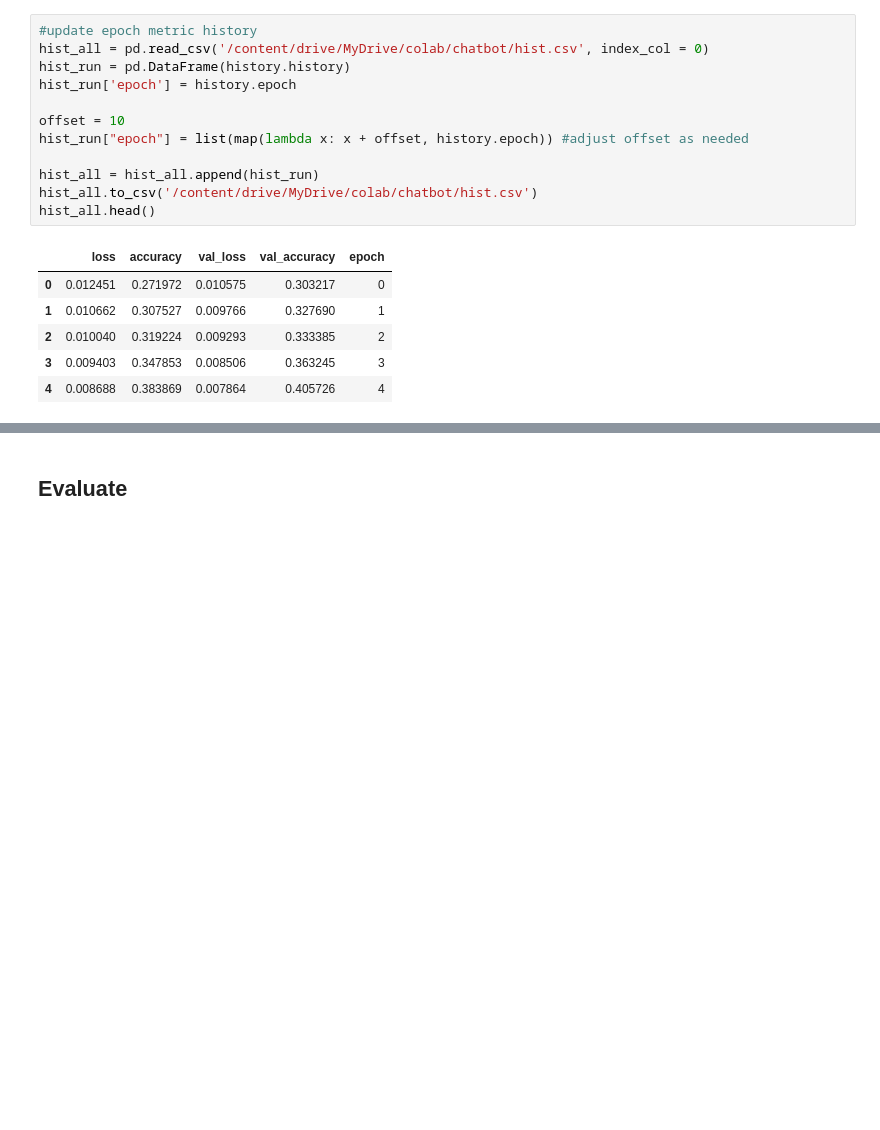
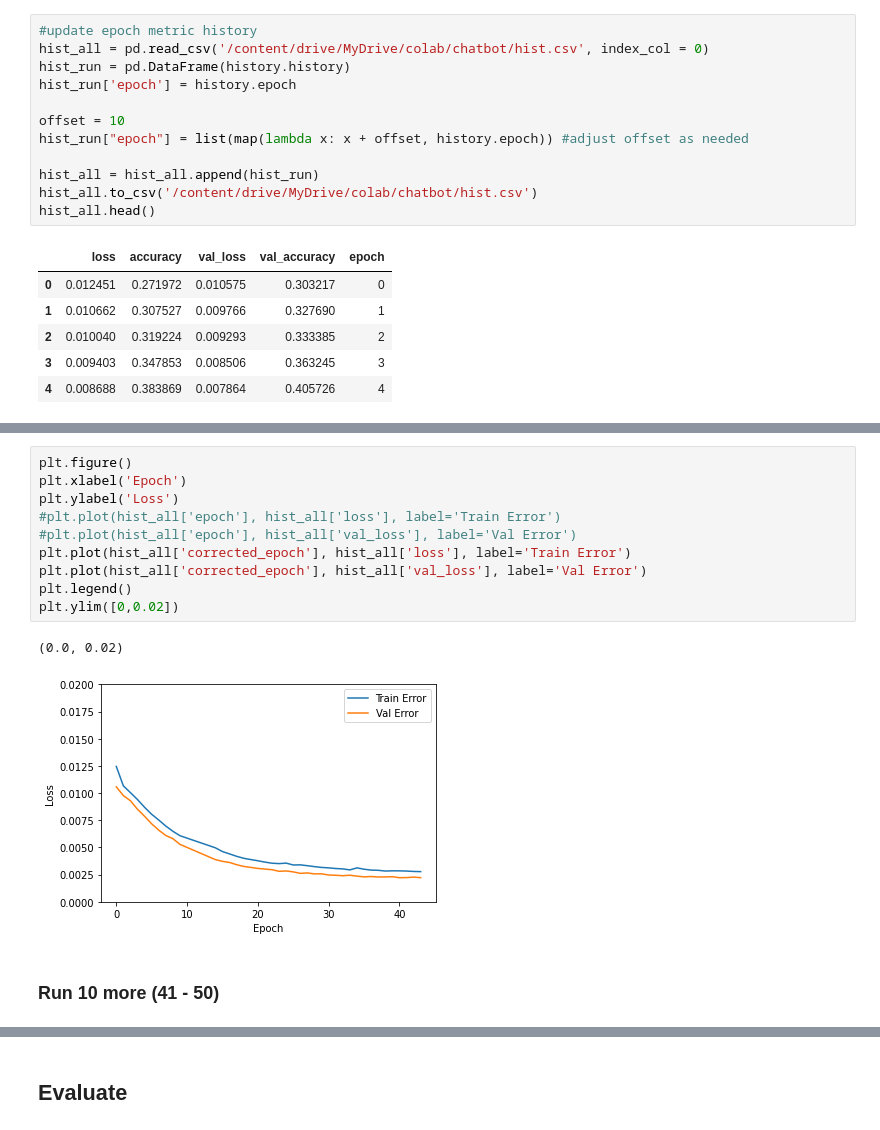
Before and after one commit to aanchal0431/chatbot, a Jupyter notebook: SEP_728_Chatbot_transformer_keras.ipynb, the cells around one changed output, grey strips where cells are left out. Saved outputs shown, nothing was run; the diff lists cells and outputs as text; blank space fills up the shorter version.

```diff
--- a/SEP_728_Chatbot_transformer_keras.ipynb
+++ b/SEP_728_Chatbot_transformer_keras.ipynb
@@ -675,3 +841,18 @@ latest
+# %%
+plt.figure()
+plt.xlabel('Epoch')
+plt.ylabel('Loss')
+#plt.plot(hist_all['epoch'], hist_all['loss'], label='Train Error')
+#plt.plot(hist_all['epoch'], hist_all['val_loss'], label='Val Error')
+plt.plot(hist_all['corrected_epoch'], hist_all['loss'], label='Train Error')
+plt.plot(hist_all['corrected_epoch'], hist_all['val_loss'], label='Val Error')
+plt.legend()
+plt.ylim([0,0.02])
+# %% [output]
+(0.0, 0.02)
+[figure, added]
+# %% [markdown]
+### Run 10 more (41 - 50)
 # %%
 checkpoint_path = '/content/drive/MyDrive/colab/chatbot/cp-{epoch:04}.ckpt'
 checkpoint_dir = os.path.dirname(checkpoint_path)
```
Also changed, not shown: parts of 30 cells of this notebook.
